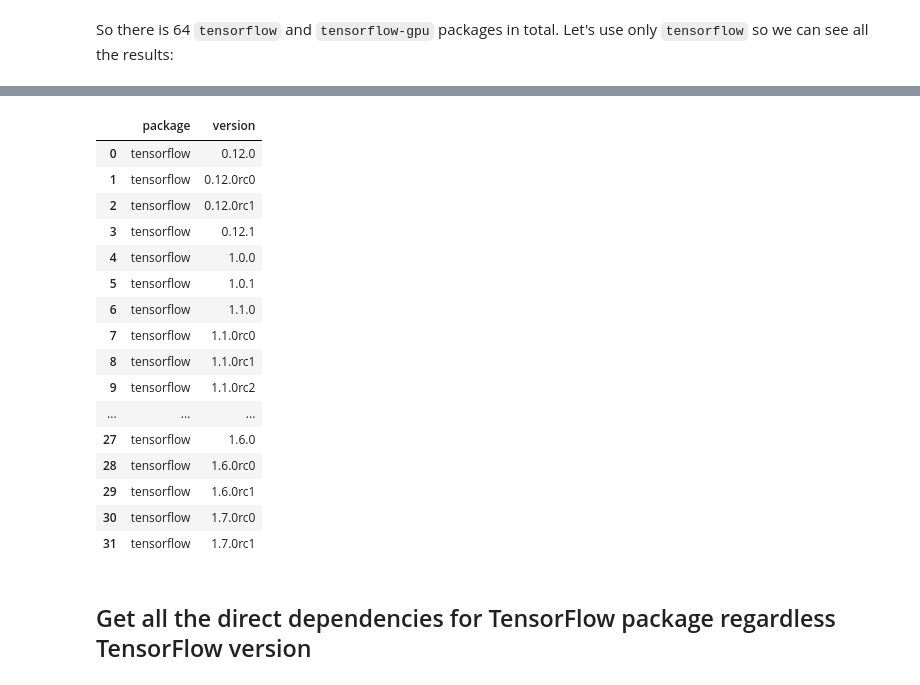
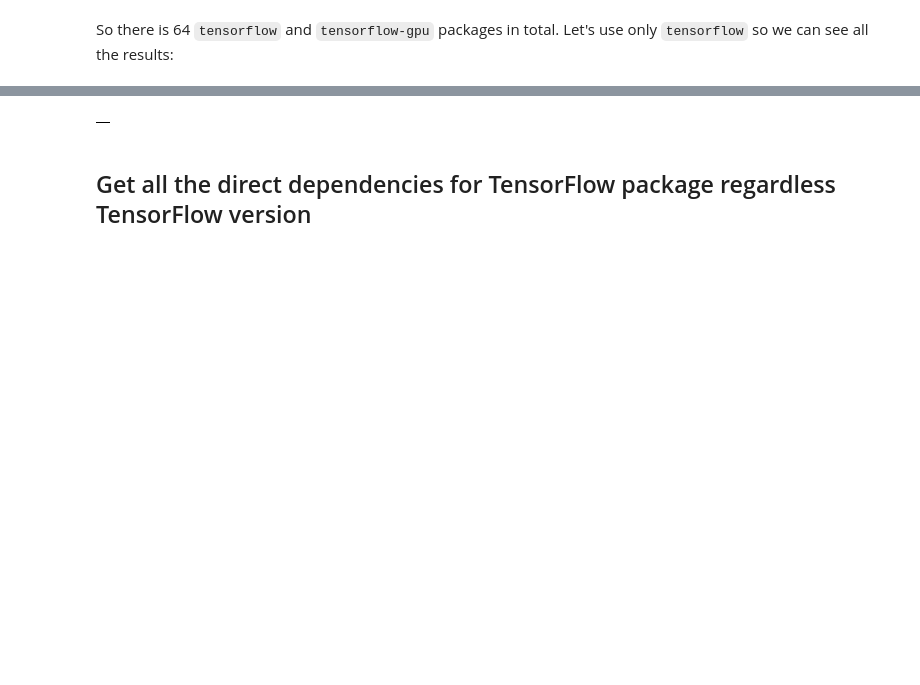
Before and after one commit to thoth-station/notebooks, a Jupyter notebook: notebooks/Initial queries to JanusGraph.ipynb, the cells around one changed output, grey strips where cells are left out. Saved outputs shown, nothing was run; the diff lists cells and outputs as text; code cells hidden in the pictures; blank space fills up the shorter version.

```diff
--- a/notebooks/Initial queries to JanusGraph.ipynb
+++ b/notebooks/Initial queries to JanusGraph.ipynb
@@ -32,7 +32,7 @@ Before we start querying the JanusGraph instance let's connect to it first:
 from thoth.storages.graph import GraphDatabase
 from thoth.lab import GraphQueryResult as gqr
 
-graph_db = GraphDatabase.create('localhost', port=8182)
+graph_db = GraphDatabase.create('10.8.253.255', port=8182)
 graph_db.connect()
 g = graph_db.g   # We will use raw Gremlin traversal in examples.
 # %% [markdown]
@@ -105,6 +94,7 @@ So there is 64 `tensorflow` and `tensorflow-gpu` packages in total. Let's use on
 gqr(
     g.V()
     .has('ecosystem', 'pypi')
+    .has('__label__','python_package_version').has('__type__','vertex')
     .has('package_name', 'tensorflow')
     .order().by('package_version')
     .project('package', 'version').by('package_name').by('package_version')
@@ -116,20 +106,4 @@ Wall time: 195 ms
-|  | package | version |
-| 0 | tensorflow | 0.12.0 |
-| 1 | tensorflow | 0.12.0rc0 |
-| 2 | tensorflow | 0.12.0rc1 |
-| 3 | tensorflow | 0.12.1 |
-| 4 | tensorflow | 1.0.0 |
-| 5 | tensorflow | 1.0.1 |
-| 6 | tensorflow | 1.1.0 |
-| 7 | tensorflow | 1.1.0rc0 |
-| 8 | tensorflow | 1.1.0rc1 |
-| 9 | tensorflow | 1.1.0rc2 |
-| ... | ... | ... |
-| 27 | tensorflow | 1.6.0 |
-| 28 | tensorflow | 1.6.0rc0 |
-| 29 | tensorflow | 1.6.0rc1 |
-| 30 | tensorflow | 1.7.0rc0 |
-| 31 | tensorflow | 1.7.0rc1 |
+|  |
 # %% [markdown]
 ## Get all the direct dependencies for TensorFlow package regardless TensorFlow version
 # %% [markdown]
```
Also changed, not shown: parts of 6 cells of this notebook, 3 other files.
